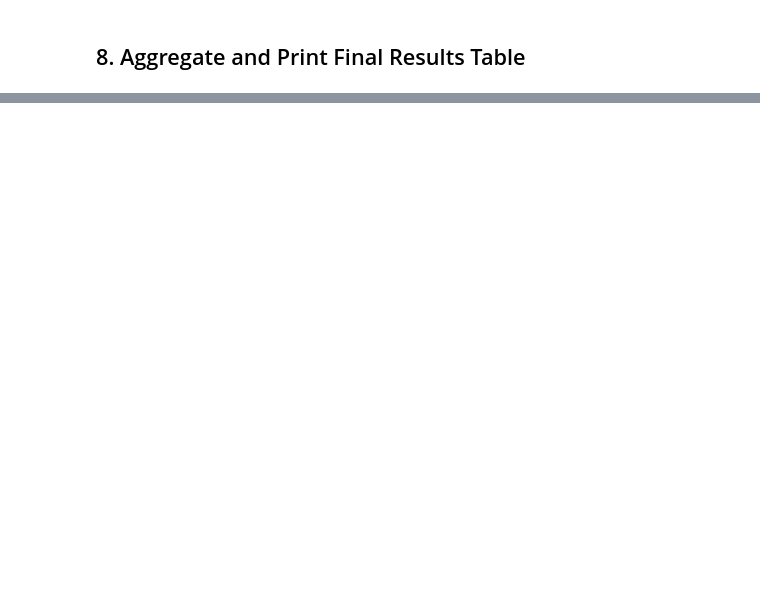
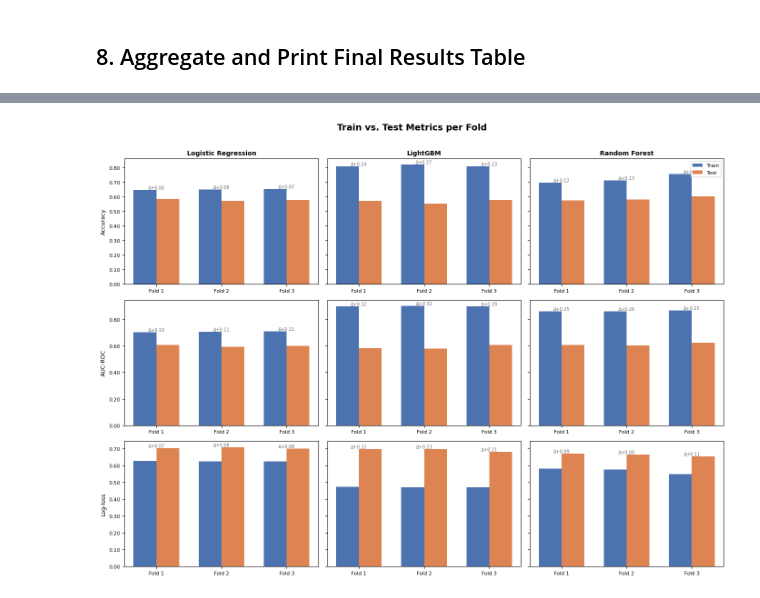
Before and after one commit to levanjan93/CS608_Speed_dating_Recomm_System, a Jupyter notebook: notebooks/content_based_filtering_prototype.ipynb, the cells around one changed output, grey strips where cells are left out. Saved outputs shown, nothing was run; the diff lists cells and outputs as text; code cells hidden in the pictures; blank space fills up the shorter version.

```diff
--- a/notebooks/content_based_filtering_prototype.ipynb
+++ b/notebooks/content_based_filtering_prototype.ipynb
@@ -49,7 +64,7 @@ df.head()
 FOLDS = {
     1: [1, 4, 5, 17, 19, 20, 21],
     2: [3, 6, 7, 11, 13, 15, 18],
-    3: [2, 8, 9, 10, 14, 16],
+    3: [2, 8, 9, 10, 12, 14, 16],
 }
 
 all_waves = set(df["wave"].unique())
@@ -216,6 +235,10 @@ def compute_intermediary_metrics(model, X_test, y_test_dec):
 ## 7. Main Loop — iterate over 3 folds
 # %%
 intermediary_fold_results = {
+    name: {metric: [] for metric in ["accuracy", "auc", "logloss"]}
+    for name in MODEL_NAMES
+}
+intermediary_fold_results_train = {
     name: {metric: [] for metric in ["accuracy", "auc", "logloss"]}
     for name in MODEL_NAMES
 }
@@ -274,14 +297,23 @@ for fold_id, test_waves in FOLDS.items():
         # 7c. Train each model
         model.fit(X_tr, y_train)
 
-        # 7d. Compute intermediary metrics (dec)
+        # 7d. Compute intermediary metrics (dec) — test and train
         metrics = compute_intermediary_metrics(model, X_te, y_test_dec)
         intermediary_fold_results[model_name]["accuracy"].append(metrics["accuracy"])
         intermediary_fold_results[model_name]["auc"].append(metrics["auc"])
         intermediary_fold_results[model_name]["logloss"].append(metrics["logloss"])
 
+        train_metrics = compute_intermediary_metrics(model, X_tr, y_train)
+        intermediary_fold_results_train[model_name]["accuracy"].append(train_metrics["accuracy"])
+        intermediary_fold_results_train[model_name]["auc"].append(train_metrics["auc"])
+        intermediary_fold_results_train[model_name]["logloss"].append(train_metrics["logloss"])
+
         print(
-            f"  dec metrics — Accuracy: {metrics['accuracy']:.3f} | "
+            f"  train metrics — Accuracy: {train_metrics['accuracy']:.3f} | "
+            f"AUC-ROC: {train_metrics['auc']:.3f} | Log-loss: {train_metrics['logloss']:.3f}"
+        )
+        print(
+            f"  test  metrics — Accuracy: {metrics['accuracy']:.3f} | "
             f"AUC-ROC: {metrics['auc']:.3f} | Log-loss: {metrics['logloss']:.3f}"
         )
 
@@ -380,0 +455,61 @@ for model_name in MODEL_NAMES:
+# %%
+import matplotlib.pyplot as plt
+import matplotlib.ticker as mticker
+
+metrics_to_plot = ["accuracy", "auc", "logloss"]
+metric_labels = {"accuracy": "Accuracy", "auc": "AUC-ROC", "logloss": "Log-loss"}
+n_folds = len(FOLDS)
+fold_labels = [f"Fold {i}" for i in range(1, n_folds + 1)]
+
+x = np.arange(n_folds)
+bar_width = 0.35
+
+fig, axes = plt.subplots(
+    nrows=len(metrics_to_plot),
+    ncols=len(MODEL_NAMES),
+    figsize=(14, 10),
+    sharey="row",
+)
+fig.suptitle("Train vs. Test Metrics per Fold", fontsize=14, fontweight="bold", y=1.01)
+
+for col, model_name in enumerate(MODEL_NAMES):
+    train_res = intermediary_fold_results_train[model_name]
+    test_res = intermediary_fold_results[model_name]
+
+    for row, metric in enumerate(metrics_to_plot):
+        ax = axes[row, col]
+        train_vals = train_res[metric]
+        test_vals = test_res[metric]
+
+        bars_train = ax.bar(x - bar_width / 2, train_vals, bar_width, label="Train", color="#4C72B0")
+        bars_test = ax.bar(x + bar_width / 2, test_vals, bar_width, label="Test", color="#DD8452")
+
+        # Annotate gap direction
+        for i, (tv, ev) in enumerate(zip(train_vals, test_vals)):
+            gap = tv - ev
+            # For log-loss, higher train is better (less overfit means lower loss)
+            if metric == "logloss":
+                gap = ev - tv  # positive gap = test worse = overfitting
+            if abs(gap) > 0.05:
+                ax.annotate(
+                    f"Δ{gap:+.2f}",
+                    xy=(x[i], max(tv, ev)),
+                    ha="center", va="bottom", fontsize=7, color="dimgrey",
+                )
+
+        ax.set_xticks(x)
+        ax.set_xticklabels(fold_labels, fontsize=8)
+        ax.yaxis.set_major_formatter(mticker.FormatStrFormatter("%.2f"))
+        ax.tick_params(axis="y", labelsize=8)
+
+        if row == 0:
+            ax.set_title(model_name, fontsize=10, fontweight="bold")
+        if col == 0:
+            ax.set_ylabel(metric_labels[metric], fontsize=9)
+        if row == 0 and col == len(MODEL_NAMES) - 1:
+            ax.legend(fontsize=8, loc="upper right")
+
+plt.tight_layout()
+plt.show()
+# %% [output]
+[figure, added]
```
Also changed, not shown: parts of 6 cells of this notebook, 15 other files.
